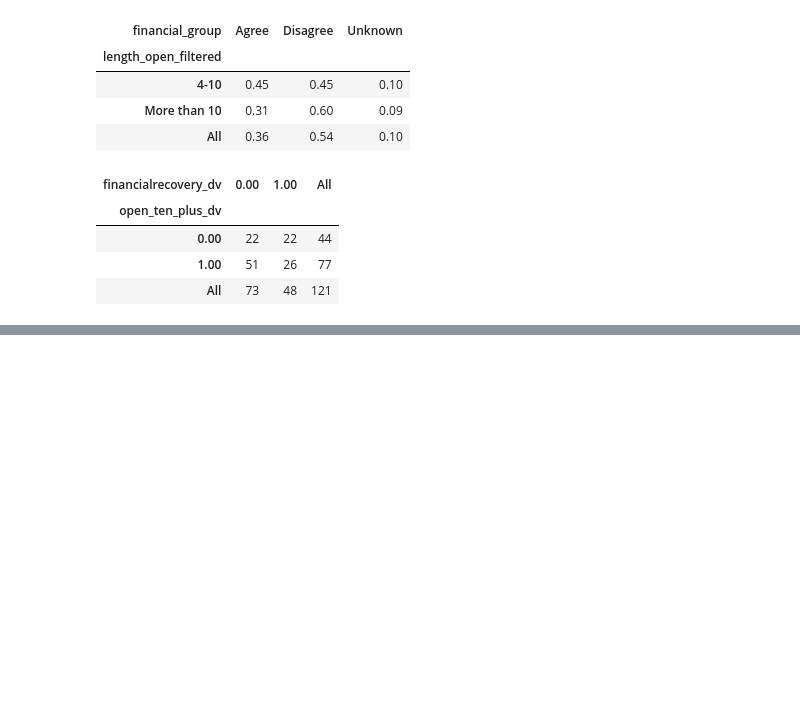
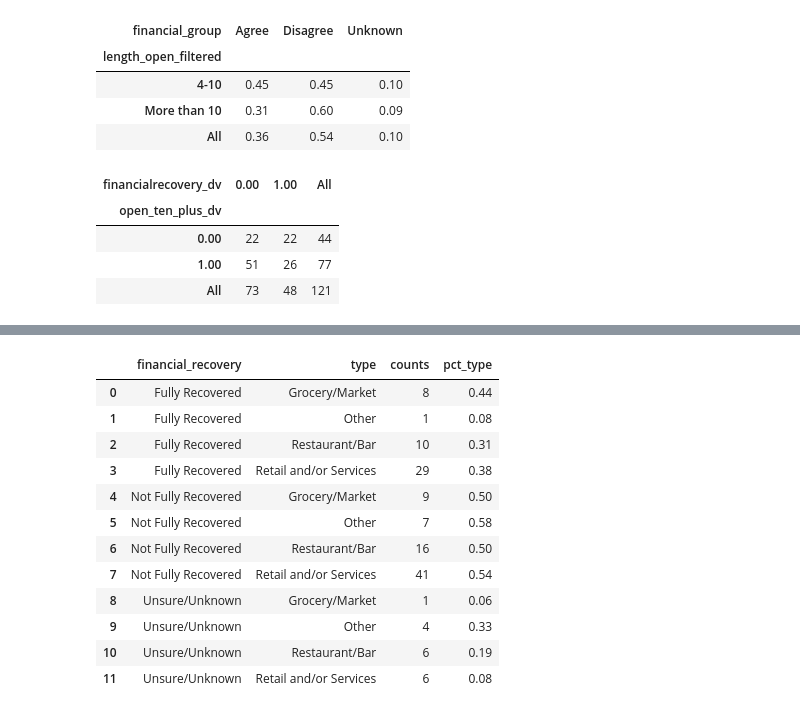
Before and after one commit to mbecica/business-survey-201, a Jupyter notebook: financial-stability.ipynb, the cells around one changed output, grey strips where cells are left out. Drawn from its saved outputs; the diff is of its cells as text; code cells hidden in the pictures; blank space fills up the shorter version.

```diff
--- a/financial-stability.ipynb
+++ b/financial-stability.ipynb
@@ -123,0 +135,8 @@ pd.crosstab(index=business_df['open_ten_plus_dv'], columns=business_df['financia
+# %%
+# Prep data for years open v. financial recovery
+df_open = pd.DataFrame()
+df_open["length_open"] = business_df['length_open_filtered']
+df_open["financial_recovery"] = business_df['financial_group']
+df_open["type"] = business_df['type_group']
+
+df_open = df_open.dropna(subset=["length_open"]) #drop the length_open NaNs rows
@@ -123,0 +153,13 @@ pd.crosstab(index=business_df['open_ten_plus_dv'], columns=business_df['financia
+# %%
+#label cleanup for chart
+length_labels = {
+    "More than 10": "Before 2013",
+    "4-10": "Between 2014-2019"
+}
+recovery_labels = {
+    "Agree": "Fully Recovered",
+    "Disagree": "Not Fully Recovered",
+    "Unknown": "Unsure/Unknown"
+}
+df_open["length_open"] = df_open["length_open"].map(length_labels)
+df_open["financial_recovery"] = df_open["financial_recovery"].map(recovery_labels)
@@ -123,0 +176,23 @@ pd.crosstab(index=business_df['open_ten_plus_dv'], columns=business_df['financia
+# %%
+# Data prep for financial recovery x business type
+# Grouped bar needs percentage data already calculated
+df_type_pct = df_open.copy()
+df_type_pct = df_type_pct.groupby(["financial_recovery","type"]).size().reset_index(name='counts')
+for t in df_type_pct["type"].unique():
+    df_type_pct.loc[df_type_pct["type"] == t, "pct_type"] = df_type_pct["counts"] / df_type_pct.loc[df_type_pct["type"] == t, "counts"].sum()
+# %%
+df_type_pct
+# %% [output]
+|  | financial_recovery | type | counts | pct_type |
+| 0 | Fully Recovered | Grocery/Market | 8 | 0.44 |
+| 1 | Fully Recovered | Other | 1 | 0.08 |
+| 2 | Fully Recovered | Restaurant/Bar | 10 | 0.31 |
+| 3 | Fully Recovered | Retail and/or Services | 29 | 0.38 |
+| 4 | Not Fully Recovered | Grocery/Market | 9 | 0.50 |
+| 5 | Not Fully Recovered | Other | 7 | 0.58 |
+| 6 | Not Fully Recovered | Restaurant/Bar | 16 | 0.50 |
+| 7 | Not Fully Recovered | Retail and/or Services | 41 | 0.54 |
+| 8 | Unsure/Unknown | Grocery/Market | 1 | 0.06 |
+| 9 | Unsure/Unknown | Other | 4 | 0.33 |
+| 10 | Unsure/Unknown | Restaurant/Bar | 6 | 0.19 |
+| 11 | Unsure/Unknown | Retail and/or Services | 6 | 0.08 |
```
Also changed, not shown: parts of 9 cells of this notebook.
